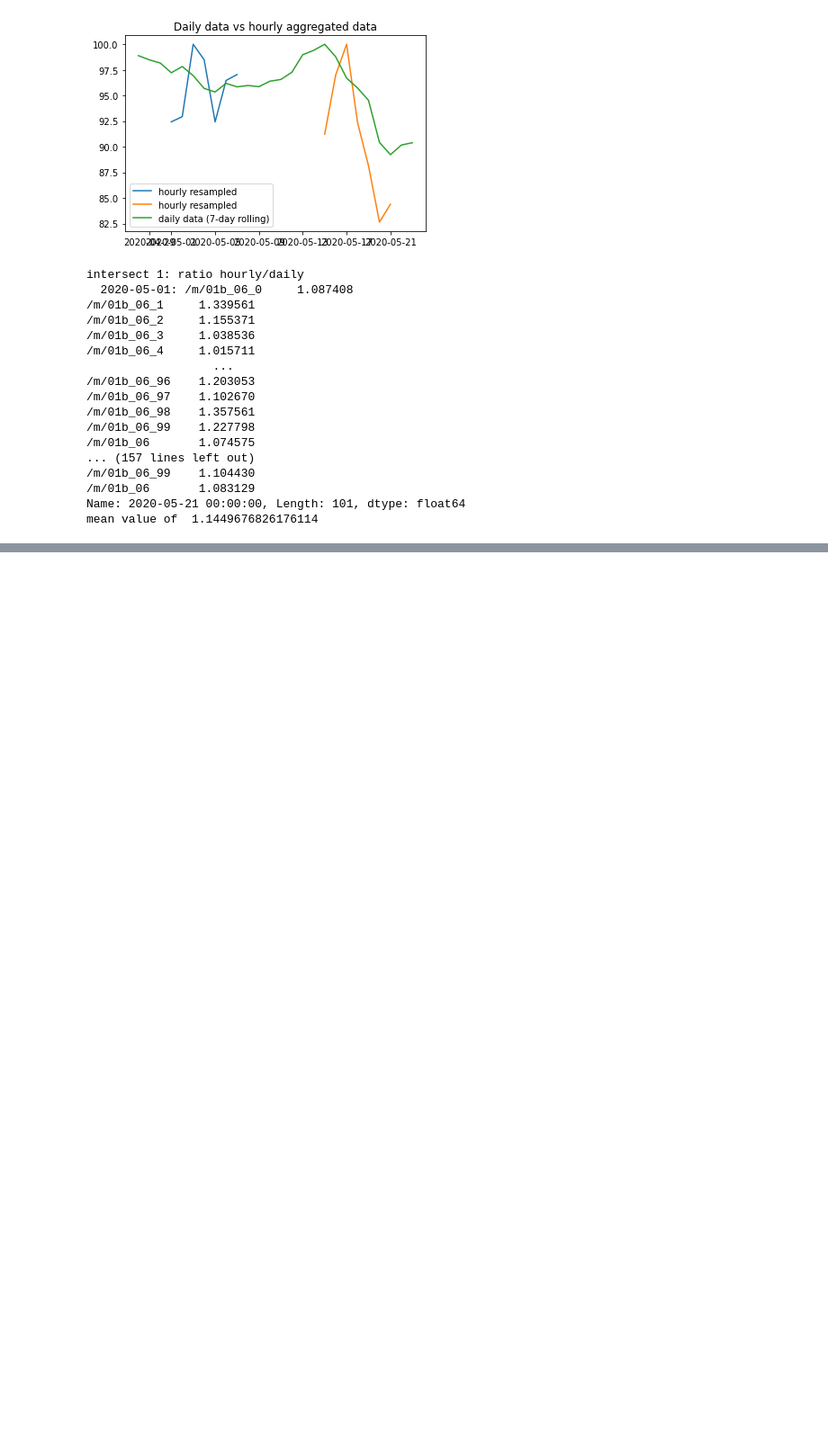
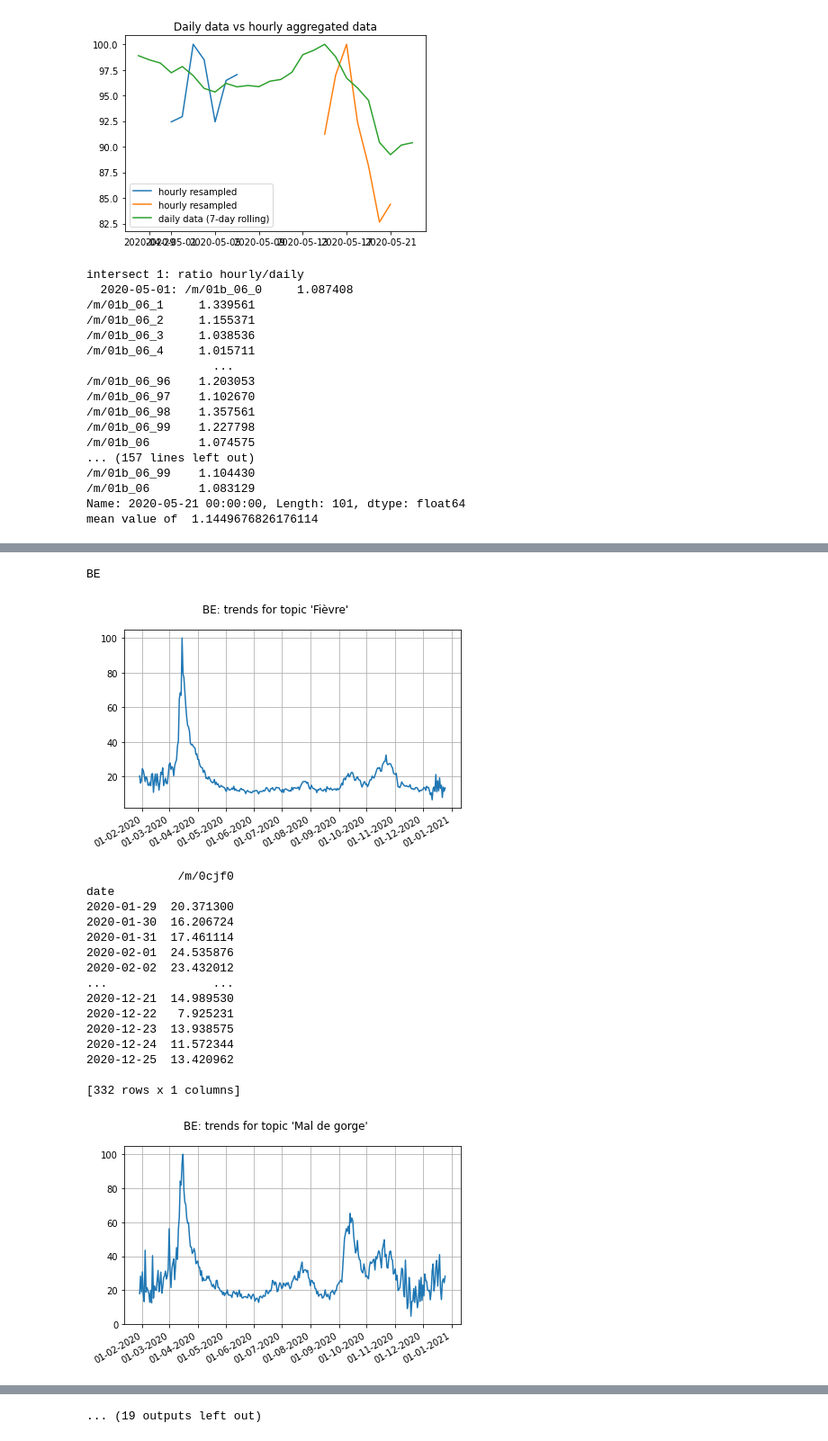
Before and after one commit to gerardmargaux/CovidThesis, a Jupyter notebook: src/trends_input.ipynb, the cells around one changed output, grey strips where cells are left out. Shown at 90% size. Drawn from its saved outputs; the diff is of its cells as text; code cells hidden in the pictures; blank space fills up the shorter version.

```diff
--- a/src/trends_input.ipynb
+++ b/src/trends_input.ipynb
@@ -385,0 +565,67 @@ mean value of  1.1449676826176114
+# %%
+geocodes = {
+    'BE': "Belgique",
+    #'FR-A': "Alsace-Champagne-Ardenne-Lorraine",
+    #'FR-B': "Aquitaine-Limousin-Poitou-Charentes",
+    #'FR-C': "Auvergne-Rhône-Alpes",
+    #'FR-D': "Bourgogne-Franche-Comté",
+    #'FR-E': 'Bretagne',
+    #'FR-F': 'Centre-Val de Loire',
+    #'FR-G': "Alsace-Champagne-Ardenne-Lorraine",
+    #'FR-H': 'Corse',
+    #'FR-I': "Bourgogne-Franche-Comté",
+    #'FR-J': 'Ile-de-France',
+    #'FR-K': 'Languedoc-Roussillon-Midi-Pyrénées',
+    #'FR-L': "Aquitaine-Limousin-Poitou-Charentes",
+    #'FR-M': "Alsace-Champagne-Ardenne-Lorraine",
+    #'FR-N': 'Languedoc-Roussillon-Midi-Pyrénées',
+    #'FR-O': 'Nord-Pas-de-Calais-Picardie',
+    #'FR-P': "Normandie",
+    #'FR-Q': "Normandie",
+    #'FR-R': 'Pays de la Loire',
+    #'FR-S': 'Nord-Pas-de-Calais-Picardie',
+    #'FR-T': "Aquitaine-Limousin-Poitou-Charentes",
+    #'FR-U': "Provence-Alpes-Côte d'Azur",
+    #'FR-V': "Auvergne-Rhône-Alpes"
+}
+complete_df = {geo : {} for geo in geocodes}
+for geo, topic_dic in df_hourly.items():
+    if geo not in geocodes:
+        continue
+    print(geo)
+    for topic, trends_hourly in topic_dic.items():
+        topic_code = topics[topic]
+        list_df_hourly = scale_df(trends_hourly, topic_code)
+        #print("before drop uncomplete")
+        #plot_trends(list_df_hourly, topic_code)
+        list_df_hourly = drop_uncomplete_days(list_df_hourly)
+        list_df_hourly = [df.resample('D').mean() for df in list_df_hourly]
+        #print("after drop uncomplete: hourly trends aggregated")
+        #plot_trends(list_df_hourly, topic_code)
+        #print("after drop uncomplete: daily trends")
+        #plot_trends(df_daily[geo][topic], topic_code)
+        complete_df[geo][topic] = merge_hourly_daily(list_df_hourly, df_daily[geo][topic], geo, topic)
+        fig = plot_trends(complete_df[geo][topic], topic_code, show=False)
+        fig.suptitle(f"{geo}: trends for topic '{topic}'")
+        fig.tight_layout()
+        fig.savefig(f"{plot_dir}/{geo}-{topic}", facecolor='white')
+        plt.show()
+# %% [output]
+BE
+[figure, added]
+             /m/0cjf0
+date
+2020-01-29  20.371300
+2020-01-30  16.206724
+2020-01-31  17.461114
+2020-02-01  24.535876
+2020-02-02  23.432012
+...               ...
+2020-12-21  14.989530
+2020-12-22   7.925231
+2020-12-23  13.938575
+2020-12-24  11.572344
+2020-12-25  13.420962
+
+[332 rows x 1 columns]
+[figure, added]
@@ -385,0 +696 @@ mean value of  1.1449676826176114
+... (19 outputs left out)
```
Also changed, not shown: parts of 18 cells of this notebook, 15 other files.
